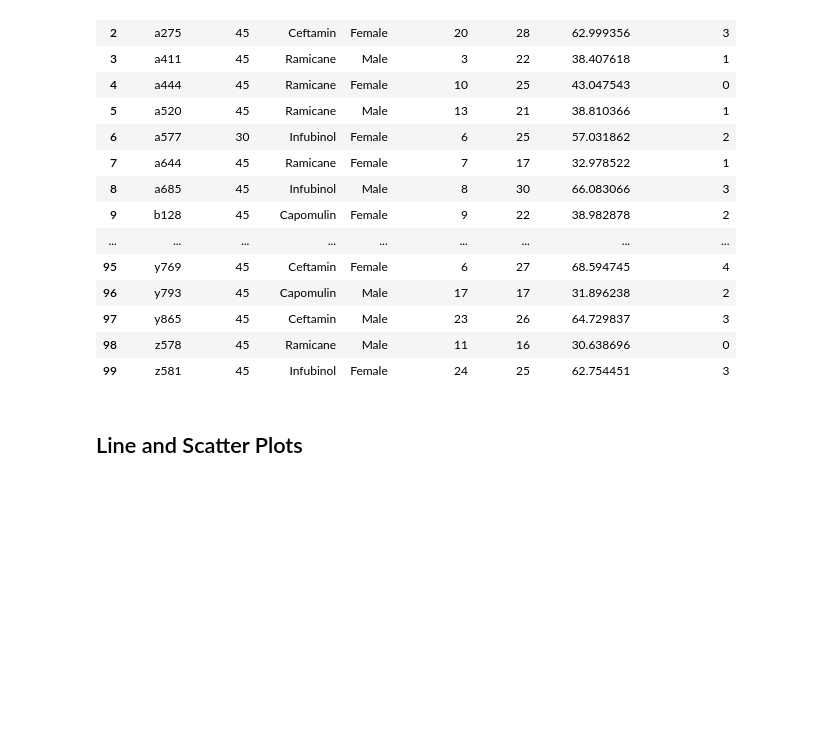
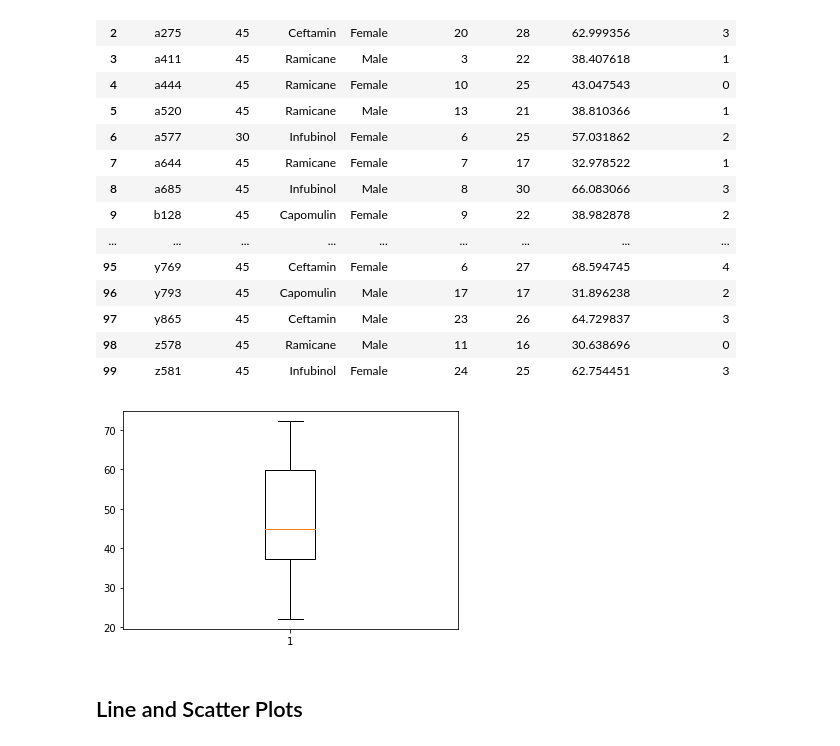
Before and after one commit to garycastle/matplotlib-challenge, a Jupyter notebook: pymaceuticals_starter.ipynb, the cells around one changed output. Saved outputs shown, nothing was run; the diff lists cells and outputs as text; code cells hidden in the pictures; blank space fills up the shorter version.

```diff
--- a/pymaceuticals_starter.ipynb
+++ b/pymaceuticals_starter.ipynb
@@ -229,21 +229,26 @@ drug_merge
 | 99 | z581 | 45 | Infubinol | Female | 24 | 25 | 62.754451 | 3 |
 # %%
 # Put treatments into a list for for loop (and later for plot labels)
-
+drug_list = ['Capomulin', 'Ramicane', 'Infubinol', 'Ceftamin']
 
 # Create empty list to fill with tumor vol data (for plotting)
-
+tumor_vol = []
+for each in drug_merge['tumor_vol_mm3']:
+    tumor_vol.append(float(each))
 
 # Calculate the IQR and quantitatively determine if there are any potential outliers.
-
+plt.boxplot(tumor_vol)
+plt.show()
 
     # Locate the rows which contain mice on each drug and get the tumor volumes
 
 
     # add subset
 
 
     # Determine outliers using upper and lower bounds
+# %% [output]
+[figure, added]
 # %%
 # Generate a box plot of the final tumor volume of each mouse across four regimens of interest
 # %% [markdown]
```
